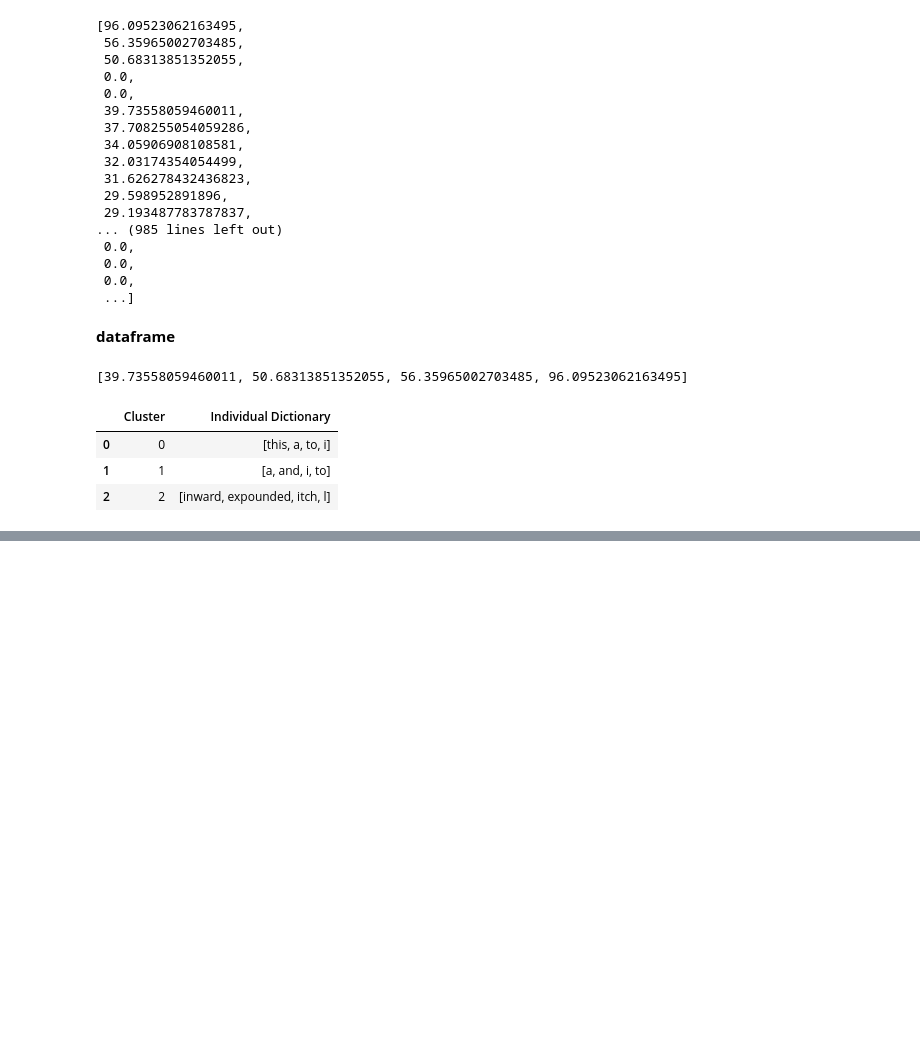
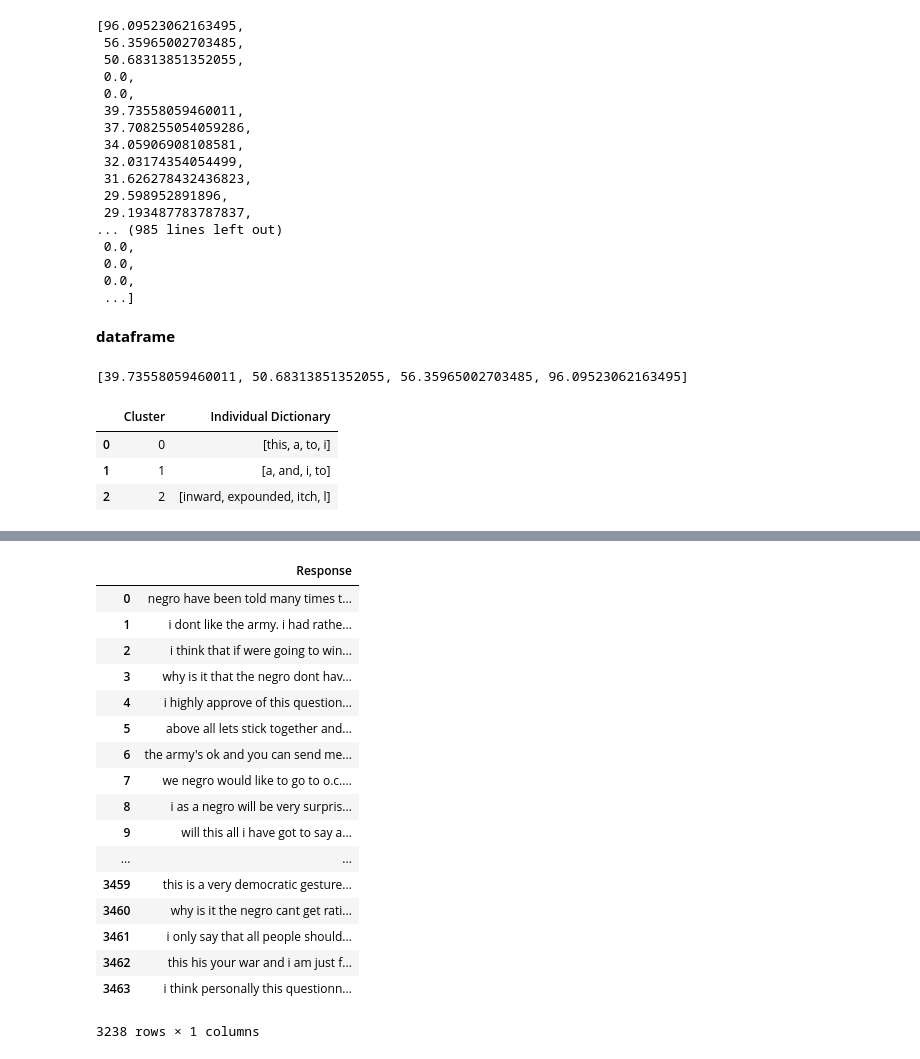
Before and after one commit to amos3vt/ASWW2, a Jupyter notebook: scripts/blackClusters_cleanSurvey.ipynb, the cells around one changed output, grey strips where cells are left out. Cells and saved outputs as stored; diff of their text form; code cells hidden in the pictures; blank space fills up the shorter version.

```diff
--- a/scripts/blackClusters_cleanSurvey.ipynb
+++ b/scripts/blackClusters_cleanSurvey.ipynb
@@ -390,0 +421,26 @@ dictionary
+# %%
+is_1 = first['Cluster'] == 1
+cluster_1 = first[is_1]
+
+# Drop unnecessary columns
+cluster_1.drop(columns=['Embedding', 'Cluster','bag'], inplace=True)
+cluster_1
+# %% [output]
+|  | Response |
+| 0 | negro have been told many times t... |
+| 1 | i dont like the army. i had rathe... |
+| 2 | i think that if were going to win... |
+| 3 | why is it that the negro dont hav... |
+| 4 | i highly approve of this question... |
+| 5 | above all lets stick together and... |
+| 6 | the army's ok and you can send me... |
+| 7 | we negro would like to go to o.c.... |
+| 8 | i as a negro will be very surpris... |
+| 9 | will this all i have got to say a... |
+| ... | ... |
+| 3459 | this is a very democratic gesture... |
+| 3460 | why is it the negro cant get rati... |
+| 3461 | i only say that all people should... |
+| 3462 | this his your war and i am just f... |
+| 3463 | i think personally this questionn... |
+3238 rows × 1 columns
```
Also changed, not shown: parts of 2 cells of this notebook.
